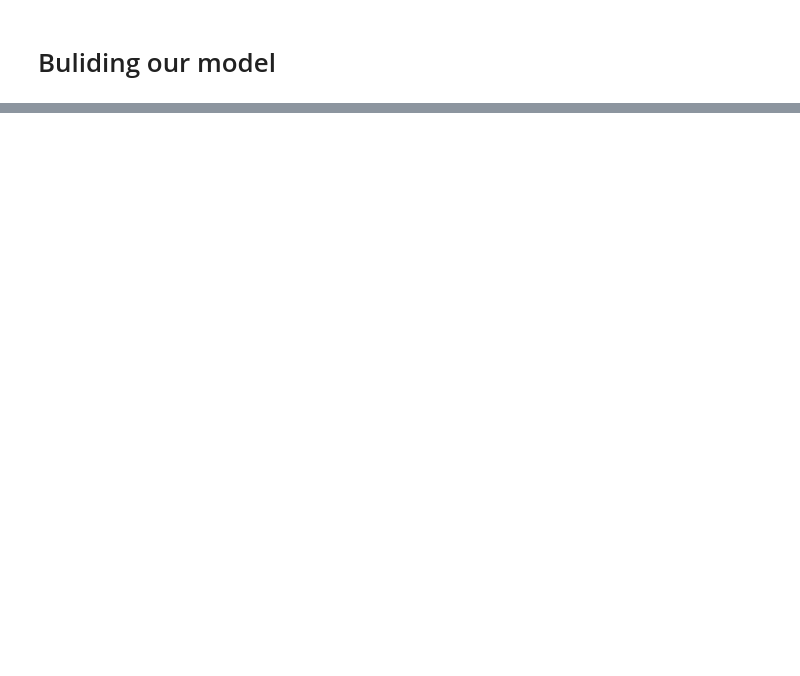
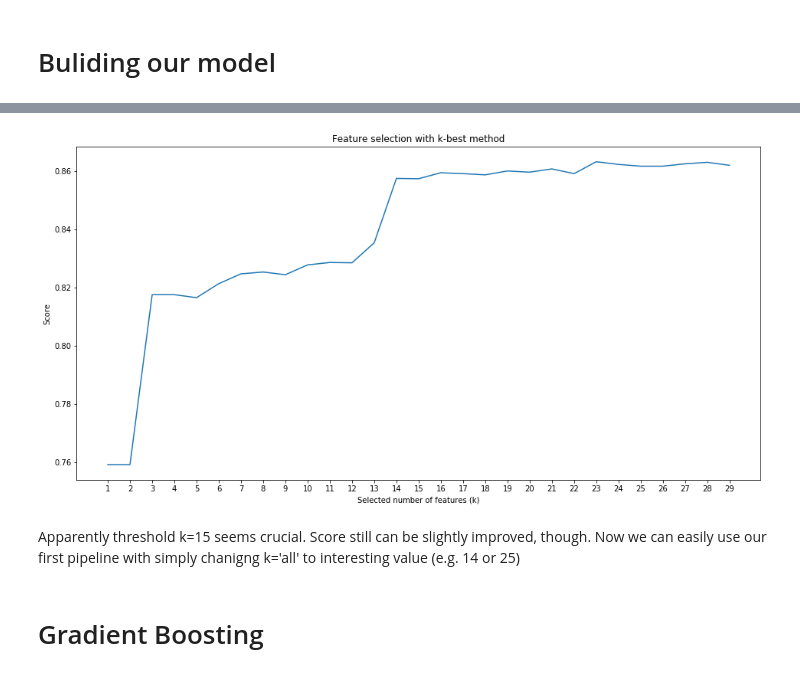
Before and after one commit to GregSzopinski/introductory-machine-learning, a Jupyter notebook: Adult data/Adult_names_classification.ipynb, the cells around one changed output, grey strips where cells are left out. Drawn from its saved outputs; the diff is of its cells as text; code cells hidden in the pictures; blank space fills up the shorter version.

```diff
--- a/Adult data/Adult_names_classification.ipynb
+++ b/Adult data/Adult_names_classification.ipynb
@@ -294,0 +374,12 @@ plt.show()
+# %%
+various_k = list(range(1,(len(feats)+1))) #basically list with all sensible number of features (from 1 to 26)
+
+scores = []
+for k in various_k:
+
+    k_pipe = Pipeline([('selector', SelectKBest(f_classif,k=k)),
+                         ('CF', adv_model)
+                        ])
+    score = train_and_predict(k_pipe, X, y, test_size=0.33)
+    scores.append(score)
+    #print(k,score)
@@ -294,0 +388,12 @@ plt.show()
+# %%
+plt.figure(figsize=[16,8])
+plt.plot(various_k,scores)
+plt.xlabel('Selected number of features (k)')
+plt.ylabel('Score')
+plt.xticks(various_k)
+plt.title('Feature selection with k-best method')
+plt.show()
+# %% [output]
+[figure, added]
+# %% [markdown]
+Apparently threshold k=15 seems crucial. Score still can be slightly improved, though. Now we can easily use our first pipeline with simply chanigng k='all' to interesting value (e.g. 14 or 25)
@@ -294,0 +402,2 @@ plt.show()
+# %% [markdown]
+# Gradient Boosting
```
Also changed, not shown: parts of 35 cells of this notebook.
